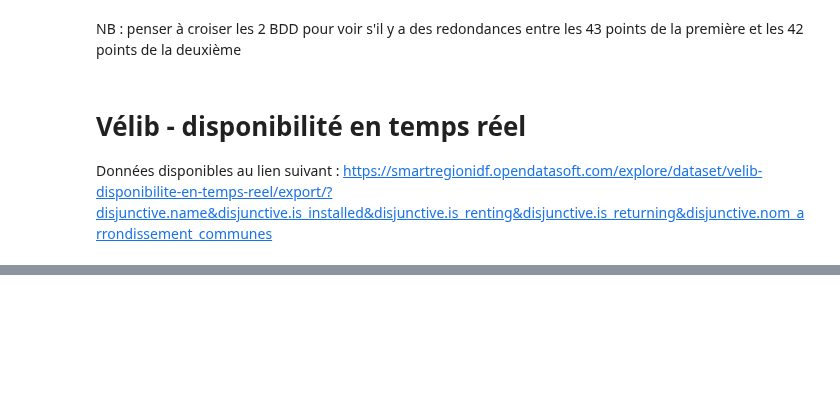
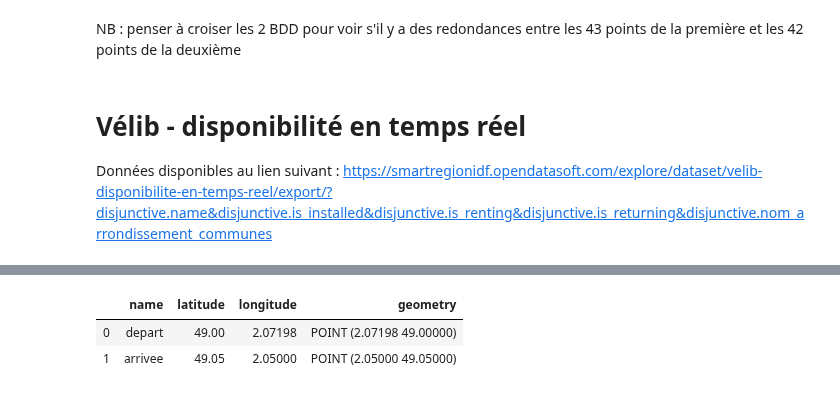
Before and after one commit to ImaneFa/Projet_Python, a Jupyter notebook: Découverte_données_vélos.ipynb, the cells around one changed output, grey strips where cells are left out. Cells and saved outputs as stored; diff of their text form; code cells hidden in the pictures; blank space fills up the shorter version.

```diff
--- a/Découverte_données_vélos.ipynb
+++ b/Découverte_données_vélos.ipynb
@@ -225,0 +255,11 @@ plt.show()
+# %%
+#Creation du dataframe avec point de départ et point d'arrivée
+
+from shapely.geometry import Point
+d = {'name': ['depart', 'arrivee'], 'latitude': [ 49, 49.05 ], 'longitude': [2.07198, 2.05], 'geometry': [Point(2.07198, 49), Point(2.05, 49.05)]}
+gdf = gpd.GeoDataFrame(d, crs="EPSG:4326")
+gdf.head()
+# %% [output]
+|  | name | latitude | longitude | geometry |
+| 0 | depart | 49.00 | 2.07198 | POINT (2.07198 49.00000) |
+| 1 | arrivee | 49.05 | 2.05000 | POINT (2.05000 49.05000) |
```
Also changed, not shown: parts of 26 cells of this notebook.
